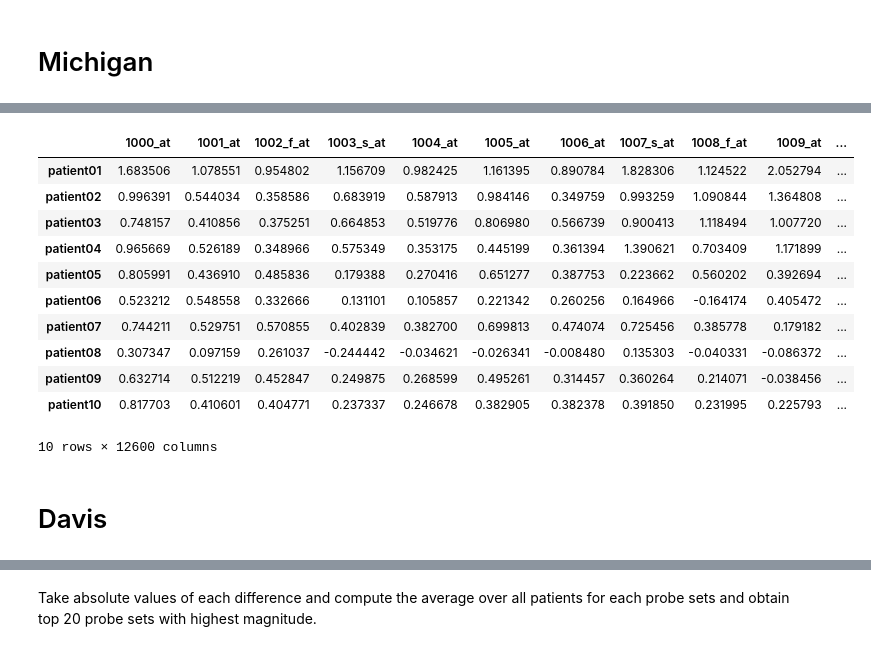
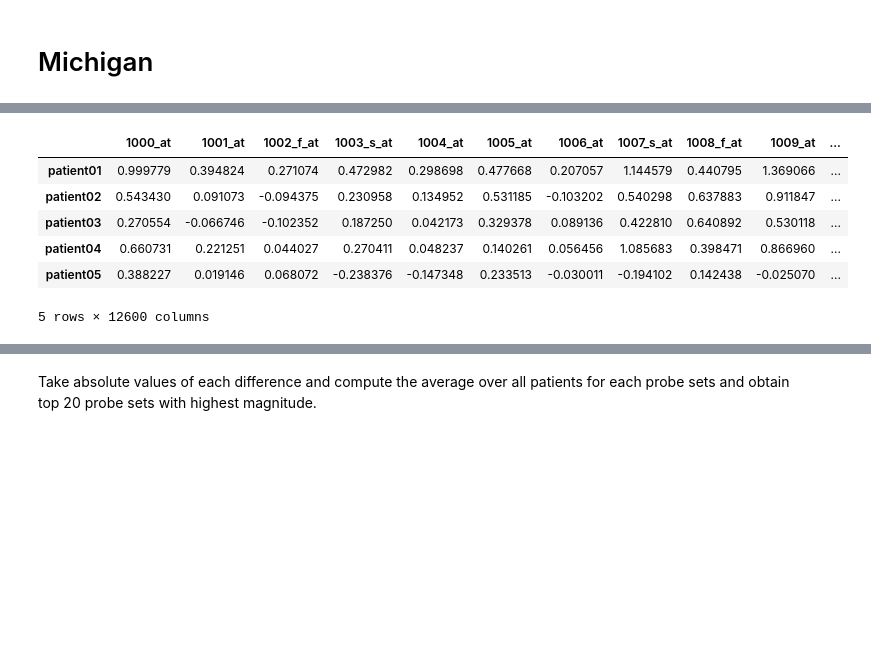
Before and after one commit to unique-subedi/604-gene-expression, a Jupyter notebook: Unique_gene_expression_master.ipynb, the cells around one changed output, grey strips where cells are left out. Saved outputs shown, nothing was run; the diff lists cells and outputs as text; code cells hidden in the pictures; blank space fills up the shorter version.

```diff
--- a/Unique_gene_expression_master.ipynb
+++ b/Unique_gene_expression_master.ipynb
@@ -29,6 +31,7 @@ Successfully installed pyreadr-0.4.7
 expression = pd.DataFrame(brain["expression"])
 genes = pd.DataFrame(brain["genes"])
 samples = pd.DataFrame(brain["samples"])
+genes_c = genes[(pd.isna(genes.sym)) & (pd.isna(genes.chrom))]
 # %%
 expression.head()
 genes.head()
@@ -58,3 +61,7 @@ samples.iloc[:20,:]
 `michigan_diff` subtracts measurement of anterior cortex from the dorsolateral cortex for each patient.
 # %% [markdown]
 # Michigan
+# %%
+michigan = expression[(expression.index.str[5] == 'M') & (expression.index.str[3] != 'c') ]
+michigan = michigan.sub(michigan[genes_c.index].iloc[:, -5:-1].mean(axis =1), axis = 0)
+michigan.head()
@@ -61,21 +76,13 @@ samples.iloc[:20,:]
 # %%
-michigan = expression[(expression.index.str[5] == 'M') & (expression.index.str[3] != 'c') ]
 michigan_diff = michigan.diff().iloc[1::2,:]
 michigan_diff.index = "patient" + michigan_diff.index.str[:2]
-michigan_diff
+michigan_diff.head()
 # %% [output]
 |  | 1000_at | 1001_at | 1002_f_at | 1003_s_at | 1004_at | 1005_at | 1006_at | 1007_s_at | 1008_f_at | 1009_at | ... |
-| patient01 | 1.683506 | 1.078551 | 0.954802 | 1.156709 | 0.982425 | 1.161395 | 0.890784 | 1.828306 | 1.124522 | 2.052794 | ... |
-| patient02 | 0.996391 | 0.544034 | 0.358586 | 0.683919 | 0.587913 | 0.984146 | 0.349759 | 0.993259 | 1.090844 | 1.364808 | ... |
-| patient03 | 0.748157 | 0.410856 | 0.375251 | 0.664853 | 0.519776 | 0.806980 | 0.566739 | 0.900413 | 1.118494 | 1.007720 | ... |
-| patient04 | 0.965669 | 0.526189 | 0.348966 | 0.575349 | 0.353175 | 0.445199 | 0.361394 | 1.390621 | 0.703409 | 1.171899 | ... |
-| patient05 | 0.805991 | 0.436910 | 0.485836 | 0.179388 | 0.270416 | 0.651277 | 0.387753 | 0.223662 | 0.560202 | 0.392694 | ... |
-| patient06 | 0.523212 | 0.548558 | 0.332666 | 0.131101 | 0.105857 | 0.221342 | 0.260256 | 0.164966 | -0.164174 | 0.405472 | ... |
-| patient07 | 0.744211 | 0.529751 | 0.570855 | 0.402839 | 0.382700 | 0.699813 | 0.474074 | 0.725456 | 0.385778 | 0.179182 | ... |
-| patient08 | 0.307347 | 0.097159 | 0.261037 | -0.244442 | -0.034621 | -0.026341 | -0.008480 | 0.135303 | -0.040331 | -0.086372 | ... |
-| patient09 | 0.632714 | 0.512219 | 0.452847 | 0.249875 | 0.268599 | 0.495261 | 0.314457 | 0.360264 | 0.214071 | -0.038456 | ... |
-| patient10 | 0.817703 | 0.410601 | 0.404771 | 0.237337 | 0.246678 | 0.382905 | 0.382378 | 0.391850 | 0.231995 | 0.225793 | ... |
+| patient01 | 0.999779 | 0.394824 | 0.271074 | 0.472982 | 0.298698 | 0.477668 | 0.207057 | 1.144579 | 0.440795 | 1.369066 | ... |
+| patient02 | 0.543430 | 0.091073 | -0.094375 | 0.230958 | 0.134952 | 0.531185 | -0.103202 | 0.540298 | 0.637883 | 0.911847 | ... |
+| patient03 | 0.270554 | -0.066746 | -0.102352 | 0.187250 | 0.042173 | 0.329378 | 0.089136 | 0.422810 | 0.640892 | 0.530118 | ... |
+| patient04 | 0.660731 | 0.221251 | 0.044027 | 0.270411 | 0.048237 | 0.140261 | 0.056456 | 1.085683 | 0.398471 | 0.866960 | ... |
+| patient05 | 0.388227 | 0.019146 | 0.068072 | -0.238376 | -0.147348 | 0.233513 | -0.030011 | -0.194102 | 0.142438 | -0.025070 | ... |
-10 rows × 12600 columns
+5 rows × 12600 columns
-# %% [markdown]
-# Davis
 # %%
```
Also changed, not shown: parts of 13 cells of this notebook.
